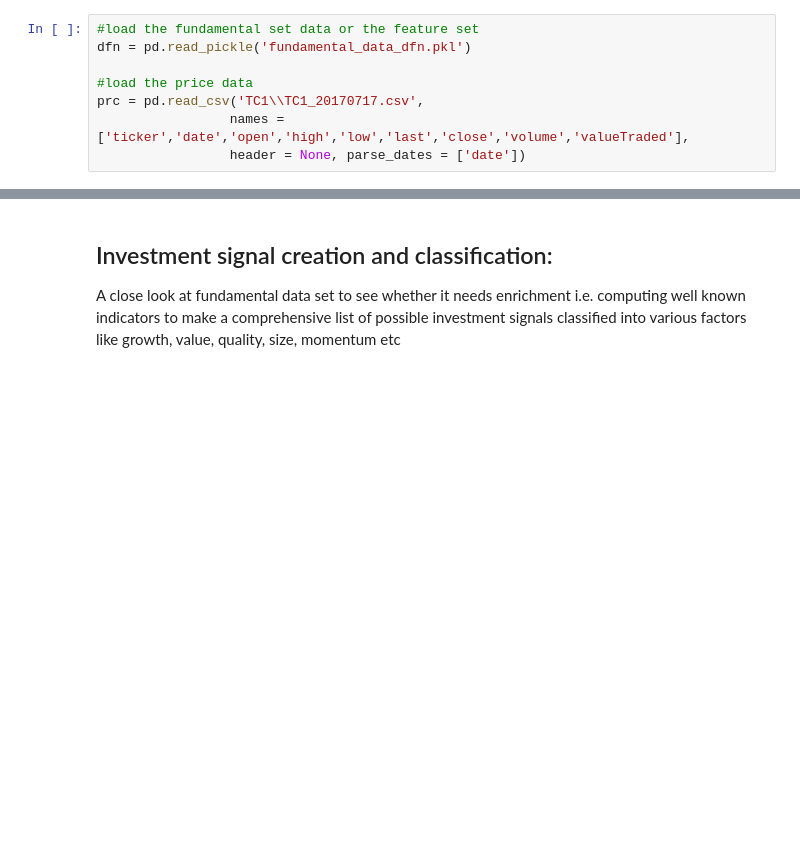
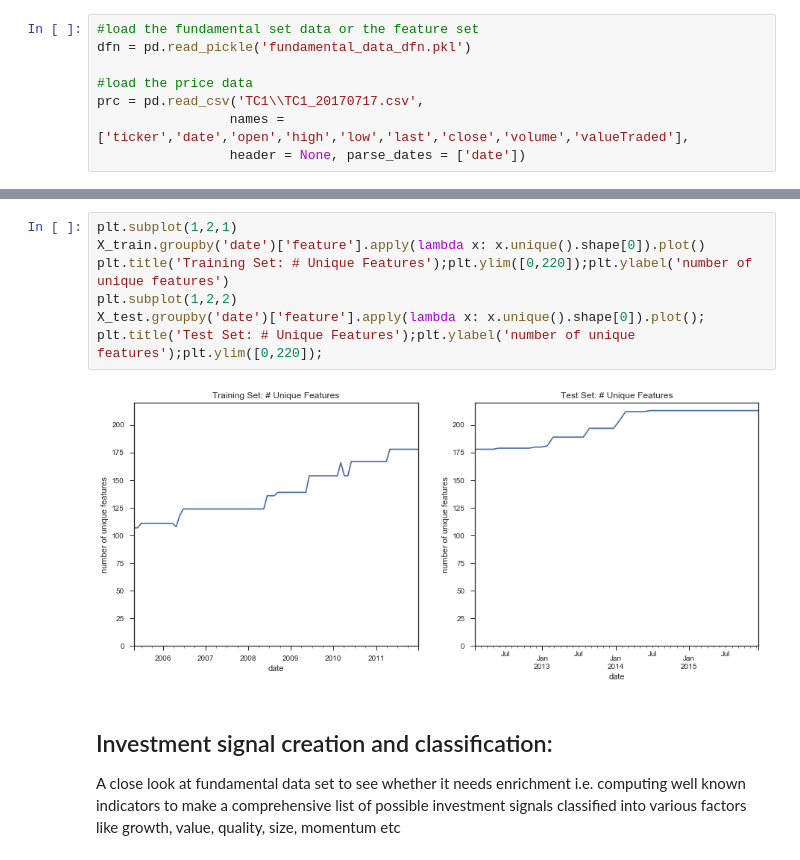
Before and after one commit to SiluPanda/capstone, a Jupyter notebook: CapstoneProject.ipynb, the cells around one changed output, grey strips where cells are left out. Cells and saved outputs as stored; diff of their text form; blank space fills up the shorter version.

```diff
--- a/CapstoneProject.ipynb
+++ b/CapstoneProject.ipynb
@@ -308,3 +293,12 @@ Wall time: 1min 19s
+# %%
+plt.subplot(1,2,1)
+X_train.groupby('date')['feature'].apply(lambda x: x.unique().shape[0]).plot()
+plt.title('Training Set: # Unique Features');plt.ylim([0,220]);plt.ylabel('number of unique features')
+plt.subplot(1,2,2)
+X_test.groupby('date')['feature'].apply(lambda x: x.unique().shape[0]).plot();
+plt.title('Test Set: # Unique Features');plt.ylabel('number of unique features');plt.ylim([0,220]);
+# %% [output]
+[figure, added]
 # %% [markdown]
 ## Investment signal creation and classification:
 A close look at fundamental data set to see whether it needs enrichment i.e. computing well known indicators to make a comprehensive list of possible investment signals classified into various factors like growth, value, quality, size, momentum etc
```
Also changed, not shown: parts of 15 cells of this notebook.
